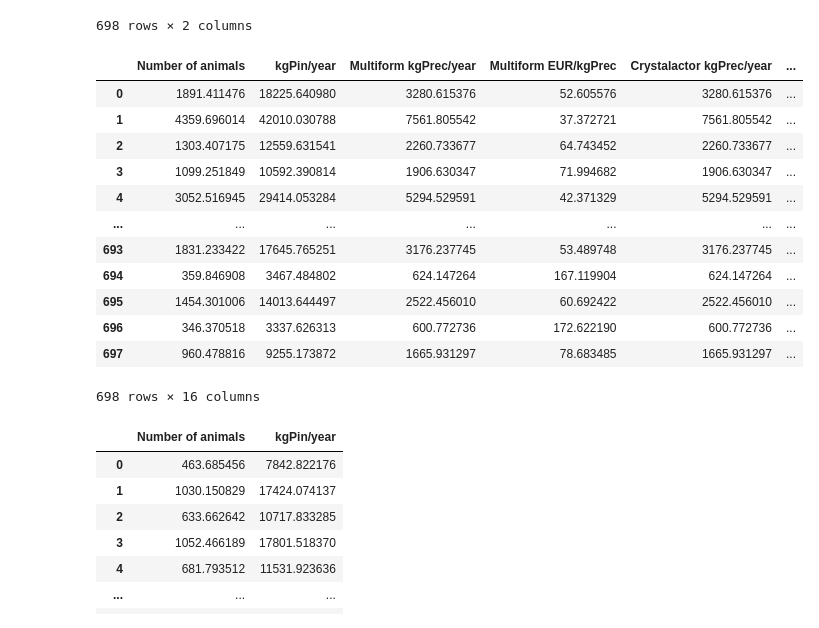
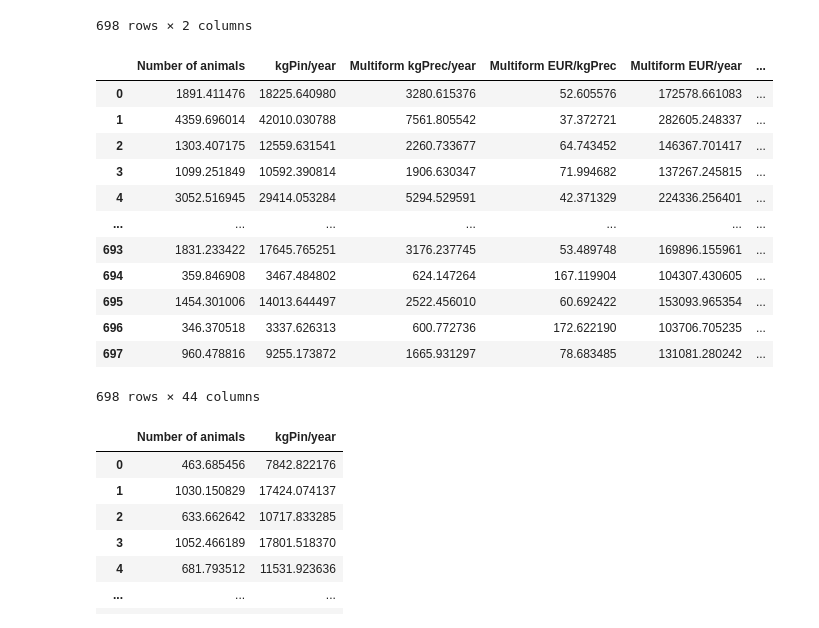
Before and after one commit to emartinher-ULaval/Ontario_P-FlowsRecovery, a Jupyter notebook: Data/PRecoeryOntario.ipynb, the cells around one changed output. Cells and saved outputs as stored; diff of their text form; code cells hidden in the pictures.

```diff
--- a/Data/PRecoeryOntario.ipynb
+++ b/Data/PRecoeryOntario.ipynb
@@ -112,6 +112,25 @@ for tech in SpecPRecCost_Param_LiquidManure.columns:
     PRecovery_CattleCAFOs_Scenario1[name + ' EUR/kgPrec'] = SpecPRecCost(PFlow_Type, name, PRecovery_CattleCAFOs_Scenario1[name + ' kgPrec/year'],
                                                                          i=0.05, n=20, param=TechParam)
 
+    PRecovery_CattleCAFOs_Scenario1[name + ' EUR/year'] = PRecovery_CattleCAFOs_Scenario1[name + ' EUR/kgPrec']*PRecovery_CattleCAFOs_Scenario1[name + ' kgPrec/year']
+
+PFlow_Type = 'SolidManure'
+
+SpecPRecCost_Param_SolidManure = SpecPRecCost_Param.filter(regex=PFlow_Type)
+
+# for index, row in SpecPRecCost_Param_LiquidManure.iterrows():
+for tech in SpecPRecCost_Param_SolidManure.columns:
+    name = tech.rsplit('-')[0]
+    PRecovery_CattleCAFOs_Scenario1[name + ' kgPrec/year'] = (PRecovery_CattleCAFOs_Scenario1['kgPin/year']*
+                                                              SpecPRecCost_Param_SolidManure.loc['RecoveryEfficiency'][tech])
+
+    TechParam = SpecPRecCost_Param.iloc[1:][tech].dropna().to_list()
+
+    PRecovery_CattleCAFOs_Scenario1[name + ' EUR/kgPrec'] = SpecPRecCost(PFlow_Type, name, PRecovery_CattleCAFOs_Scenario1[name + ' kgPrec/year'],
+                                                                         i=0.05, n=20, param=TechParam)
+
+    PRecovery_CattleCAFOs_Scenario1[name + ' EUR/year'] = PRecovery_CattleCAFOs_Scenario1[name + ' EUR/kgPrec'] * PRecovery_CattleCAFOs_Scenario1[name + ' kgPrec/year']
+
 
 PRecovery_CattleCAFOs_Scenario1.to_csv('Results/PRecoveryAndCosts/PRecovery_CattleCAFOs_Scenario1.csv')
 PRecovery_CattleCAFOs_Scenario1
@@ -157,38 +176,57 @@ CattleCAFOs_Scenario2
 # %%
 PRecovery_CattleCAFOs_Scenario2 = CattleCAFOs_Scenario2.copy()
 
 PFlow_Type = 'LiquidManure'
 
 SpecPRecCost_Param_LiquidManure = SpecPRecCost_Param.filter(regex=PFlow_Type)
 
 # for index, row in SpecPRecCost_Param_LiquidManure.iterrows():
 for tech in SpecPRecCost_Param_LiquidManure.columns:
     name = tech.rsplit('-')[0]
     PRecovery_CattleCAFOs_Scenario2[name + ' kgPrec/year'] = (PRecovery_CattleCAFOs_Scenario2['kgPin/year']*
                                                               SpecPRecCost_Param_LiquidManure.loc['RecoveryEfficiency'][tech])
 
     TechParam = SpecPRecCost_Param.iloc[1:][tech].dropna().to_list()
 
     PRecovery_CattleCAFOs_Scenario2[name + ' EUR/kgPrec'] = SpecPRecCost(PFlow_Type, name, PRecovery_CattleCAFOs_Scenario2[name + ' kgPrec/year'],
                                                                          i=0.05, n=20, param=TechParam)
 
+    PRecovery_CattleCAFOs_Scenario2[name + ' EUR/year'] = PRecovery_CattleCAFOs_Scenario2[name + ' EUR/kgPrec']* PRecovery_CattleCAFOs_Scenario2[name + ' kgPrec/year']
+
+PFlow_Type = 'SolidManure'
+
+SpecPRecCost_Param_SolidManure = SpecPRecCost_Param.filter(regex=PFlow_Type)
+
+# for index, row in SpecPRecCost_Param_LiquidManure.iterrows():
+for tech in SpecPRecCost_Param_SolidManure.columns:
+    name = tech.rsplit('-')[0]
+    PRecovery_CattleCAFOs_Scenario2[name + ' kgPrec/year'] = (PRecovery_CattleCAFOs_Scenario2['kgPin/year']*
+                                                              SpecPRecCost_Param_SolidManure.loc['RecoveryEfficiency'][tech])
+
+    TechParam = SpecPRecCost_Param.iloc[1:][tech].dropna().to_list()
+
+    PRecovery_CattleCAFOs_Scenario2[name + ' EUR/kgPrec'] = SpecPRecCost(PFlow_Type, name, PRecovery_CattleCAFOs_Scenario2[name + ' kgPrec/year'],
+                                                                         i=0.05, n=20, param=TechParam)
+
+    PRecovery_CattleCAFOs_Scenario2[name + ' EUR/year'] = PRecovery_CattleCAFOs_Scenario2[name + ' EUR/kgPrec']*PRecovery_CattleCAFOs_Scenario2[name + ' kgPrec/year']
+
 PRecovery_CattleCAFOs_Scenario2.to_csv('Results/PRecoveryAndCosts/PRecovery_CattleCAFOs_Scenario2.csv')
 
 PRecovery_CattleCAFOs_Scenario2
 # %% [output]
-|  | Number of animals | kgPin/year | Multiform kgPrec/year | Multiform EUR/kgPrec | Crystalactor kgPrec/year | ... |
-| 0 | 1891.411476 | 18225.640980 | 3280.615376 | 52.605576 | 3280.615376 | ... |
-| 1 | 4359.696014 | 42010.030788 | 7561.805542 | 37.372721 | 7561.805542 | ... |
-| 2 | 1303.407175 | 12559.631541 | 2260.733677 | 64.743452 | 2260.733677 | ... |
-| 3 | 1099.251849 | 10592.390814 | 1906.630347 | 71.994682 | 1906.630347 | ... |
-| 4 | 3052.516945 | 29414.053284 | 5294.529591 | 42.371329 | 5294.529591 | ... |
+|  | Number of animals | kgPin/year | Multiform kgPrec/year | Multiform EUR/kgPrec | Multiform EUR/year | ... |
+| 0 | 1891.411476 | 18225.640980 | 3280.615376 | 52.605576 | 172578.661083 | ... |
+| 1 | 4359.696014 | 42010.030788 | 7561.805542 | 37.372721 | 282605.248337 | ... |
+| 2 | 1303.407175 | 12559.631541 | 2260.733677 | 64.743452 | 146367.701417 | ... |
+| 3 | 1099.251849 | 10592.390814 | 1906.630347 | 71.994682 | 137267.245815 | ... |
+| 4 | 3052.516945 | 29414.053284 | 5294.529591 | 42.371329 | 224336.256401 | ... |
 | ... | ... | ... | ... | ... | ... | ... |
-| 693 | 1831.233422 | 17645.765251 | 3176.237745 | 53.489748 | 3176.237745 | ... |
-| 694 | 359.846908 | 3467.484802 | 624.147264 | 167.119904 | 624.147264 | ... |
-| 695 | 1454.301006 | 14013.644497 | 2522.456010 | 60.692422 | 2522.456010 | ... |
-| 696 | 346.370518 | 3337.626313 | 600.772736 | 172.622190 | 600.772736 | ... |
-| 697 | 960.478816 | 9255.173872 | 1665.931297 | 78.683485 | 1665.931297 | ... |
+| 693 | 1831.233422 | 17645.765251 | 3176.237745 | 53.489748 | 169896.155961 | ... |
+| 694 | 359.846908 | 3467.484802 | 624.147264 | 167.119904 | 104307.430605 | ... |
+| 695 | 1454.301006 | 14013.644497 | 2522.456010 | 60.692422 | 153093.965354 | ... |
+| 696 | 346.370518 | 3337.626313 | 600.772736 | 172.622190 | 103706.705235 | ... |
+| 697 | 960.478816 | 9255.173872 | 1665.931297 | 78.683485 | 131081.280242 | ... |
-698 rows × 16 columns
+698 rows × 44 columns
 # %%
 ### SwineCAFOs_Scenario2
 # %%
```
Also changed, not shown: parts of 14 cells of this notebook, 13 other files.
